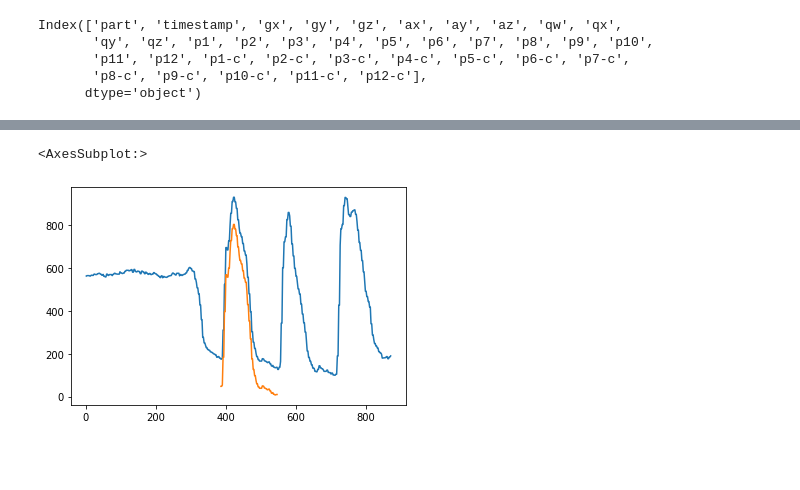
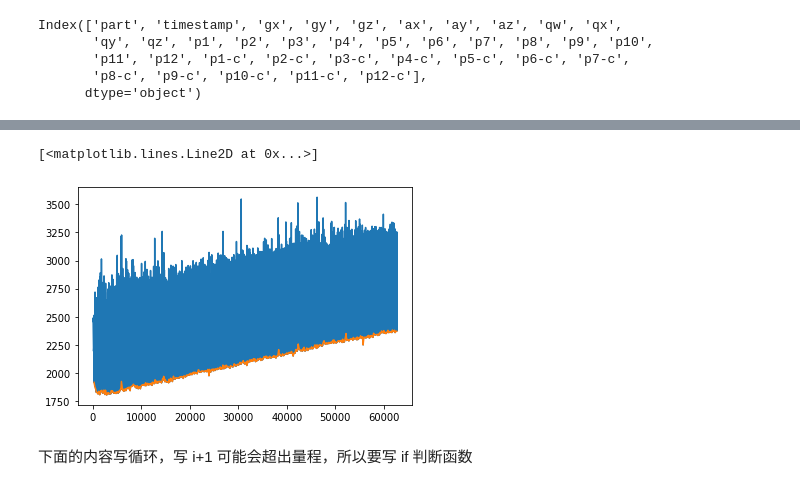
Before and after one commit to Allwillcome/--_----, a Jupyter notebook: InShoes/20230423InshoeDynamicZeroCalibre.ipynb, the cells around one changed output, grey strips where cells are left out. Saved outputs shown, nothing was run; the diff lists cells and outputs as text; code cells hidden in the pictures; blank space fills up the shorter version.

```diff
--- a/InShoes/20230423InshoeDynamicZeroCalibre.ipynb
+++ b/InShoes/20230423InshoeDynamicZeroCalibre.ipynb
@@ -37,4 +62,4 @@ p1 = L_data["p1-c"]
 # %%
 # 以快跑 16km/h ，对应至少间隔 22 个数
-peaks,_ = find_peaks(-p1,-500,width=20)
+peaks,_ = find_peaks(-p1,-p1.max(),width=20)
 L_shape = p1.shape
@@ -49,6 +66,11 @@ calibre_p1 = snip_data.apply(lambda x: x-p1.iloc[range_end])
-# %%
-p1.plot()
-calibre_p1.plot()
-# %% [output]
-<AxesSubplot:>
-[figure, removed]
+# %%
+peakls = peaks.tolist()
+# %%
+# 查找峰值并绘制图片
+p1.plot()
+plt.plot(peaks*2,p1.iloc[peakls])
+# %% [output]
+[<matplotlib.lines.Line2D at 0x...>]
+[figure, added]
+# %% [markdown]
+下面的内容写循环，写 i+1 可能会超出量程，所以要写 if 判断函数
```
Also changed, not shown: parts of 11 cells of this notebook.
